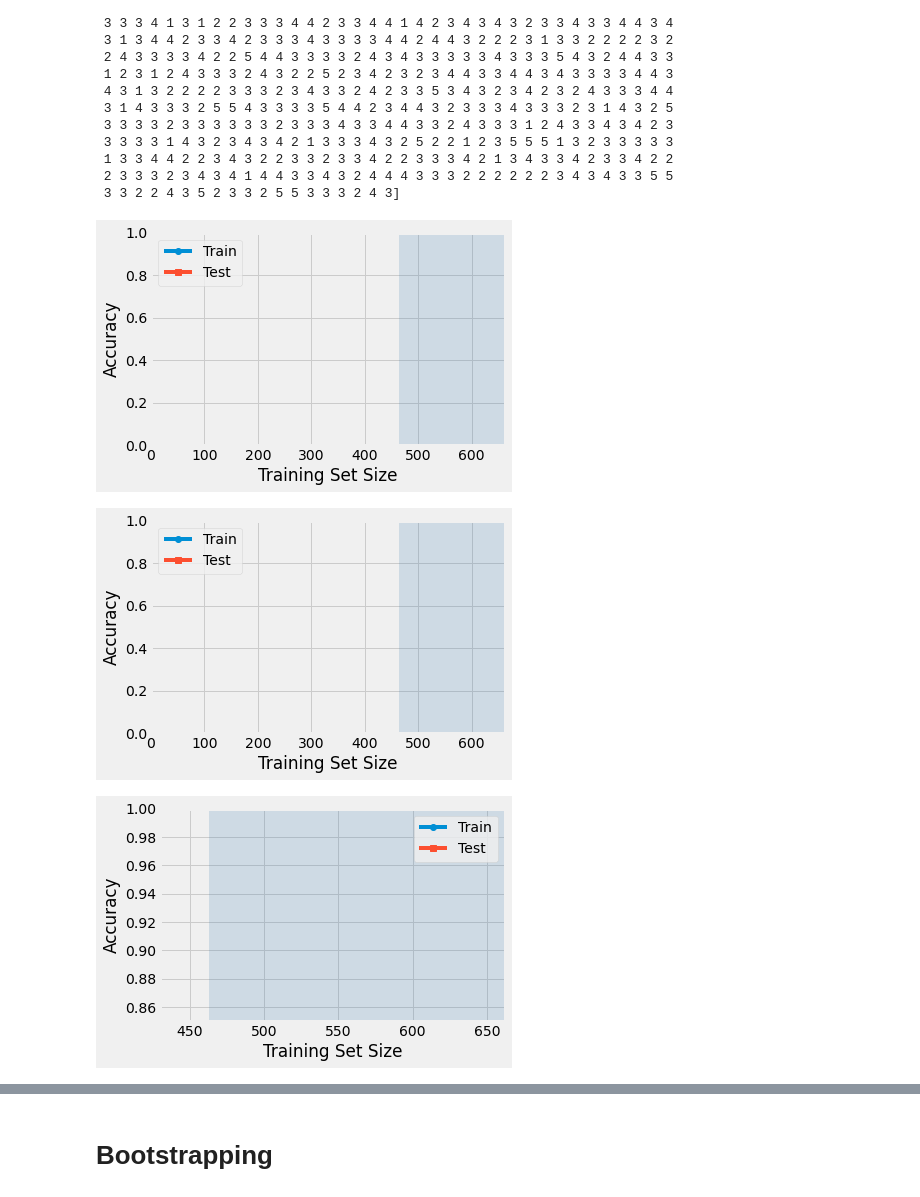
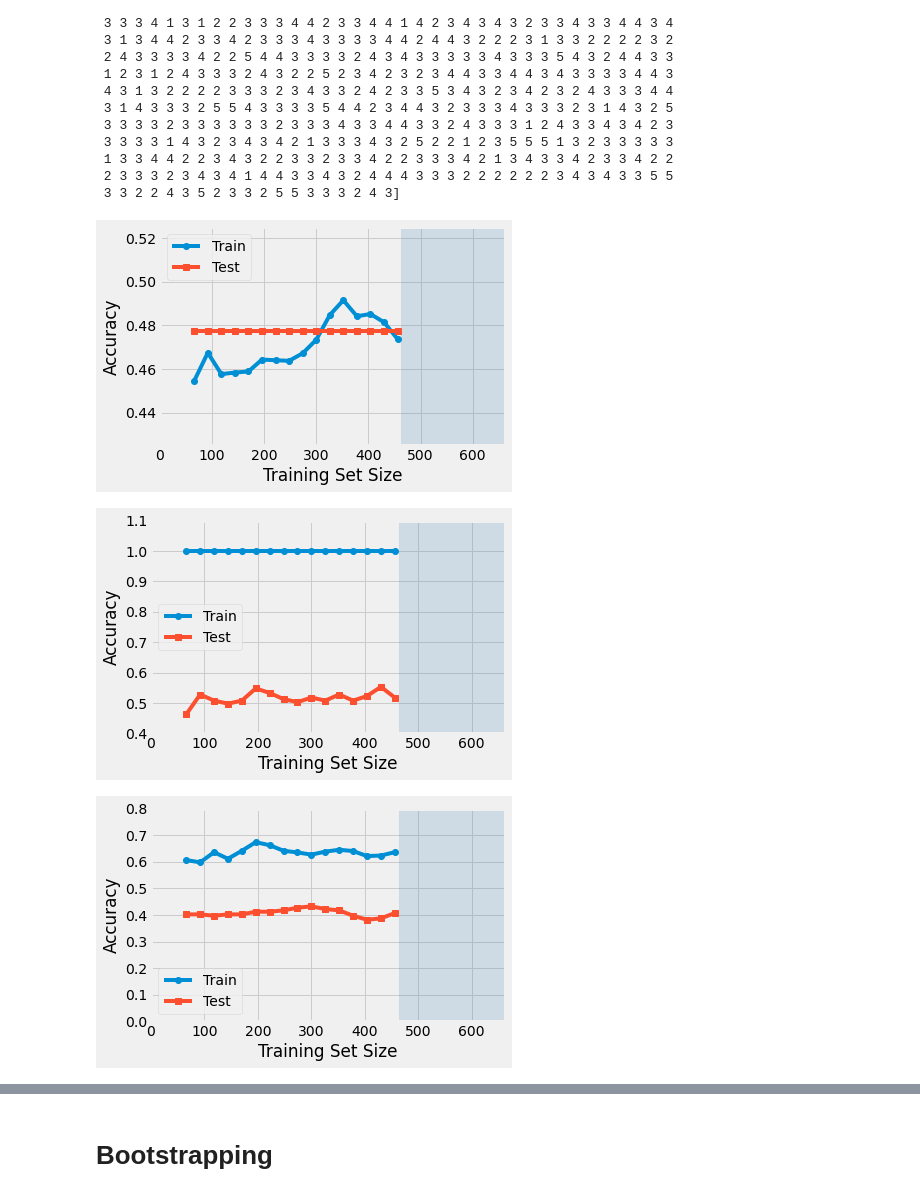
Before and after one commit to LuisTeran20/DataScienceProject, a Jupyter notebook: Project1_Part1_Group2/Project1_Part1_Group2.ipynb, the cells around one changed output, grey strips where cells are left out. Saved outputs shown, nothing was run; the diff lists cells and outputs as text; code cells hidden in the pictures.

```diff
--- a/Project1_Part1_Group2/Project1_Part1_Group2.ipynb
+++ b/Project1_Part1_Group2/Project1_Part1_Group2.ipynb
@@ -416,7 +428,7 @@ clf_2 = LogisticRegression(penalty='l2',
 
 pred_train, pred_test = [], []
 
-intervals = np.arange(500, X_train2.shape[0] + 1, 200)
+intervals = np.arange(66, X_train2.shape[0] + 1, 26)
 
 for i in intervals:
     clf_2.fit(X_train2[:i], y_train2[:i])
@@ -434,12 +446,12 @@ with plt.style.context(('fivethirtyeight')):
     X_train2.shape[0] + X_test2.shape[0],
     alpha=0.2,
     color='steelblue')
-    plt.ylim([0, 1])
+    plt.ylim([0.425, 0.525])
     plt.xlabel('Training Set Size')
     plt.ylabel('Accuracy')
     plt.tight_layout()
 # %% [output]
-[figure, old version]
+[figure, new version]
 # %%
 from sklearn.ensemble import RandomForestClassifier
 
@@ -447,7 +459,7 @@ clf_2 = RandomForestClassifier(n_estimators=100, random_state=123)
 
 pred_train, pred_test = [], []
 
-intervals = np.arange(500, X_train2.shape[0] + 1, 200)
+intervals = np.arange(66, X_train2.shape[0] + 1, 26)
 
 for i in intervals:
     clf_2.fit(X_train2[:i], y_train2[:i])
@@ -465,40 +477,40 @@ with plt.style.context(('fivethirtyeight')):
                 X_train2.shape[0] + X_test2.shape[0],
                 alpha=0.2,
                 color='steelblue')
-    plt.ylim([0, 1])
+    plt.ylim([0.4, 1.1])
     plt.xlabel('Training Set Size')
     plt.ylabel('Accuracy')
     plt.tight_layout()
 # %% [output]
-[figure, old version]
+[figure, new version]
 # %%
 from sklearn.neighbors import KNeighborsClassifier
 
 clf_2 = KNeighborsClassifier(n_neighbors=3)
 
 pred_train, pred_test = [], []
 
-intervals = np.arange(500, X_train2.shape[0] + 1, 200)
+intervals = np.arange(66, X_train2.shape[0] + 1, 26)
 
 for i in intervals:
     clf_2.fit(X_train2[:i], y_train2[:i])
     p_train = clf_2.score(X_train2[:i], y_train2[:i])
     p_test = clf_2.score(X_test2, y_test2)
     pred_train.append(p_train)
     pred_test.append(p_test)
 
 with plt.style.context(('fivethirtyeight')):
     plt.plot(intervals, pred_train, marker='o', label='Train')
     plt.plot(intervals, pred_test, marker='s', label='Test')
     plt.legend(loc='best', numpoints=1)
-    plt.xlim([430, X_train2.shape[0] + X_test2.shape[0]])
+    plt.xlim([0, X_train2.shape[0] + X_test2.shape[0]])
     plt.axvspan(X_train2.shape[0],
                 X_train2.shape[0] + X_test2.shape[0],
                 alpha=0.2,
                 color='steelblue')
-    plt.ylim([0.85, 1.0])
+    plt.ylim([0, 0.8])
     plt.xlabel('Training Set Size')
     plt.ylabel('Accuracy')
     plt.tight_layout()
 # %% [output]
-[figure, old version]
+[figure, new version]
```
Also changed, not shown: parts of 13 cells of this notebook.
